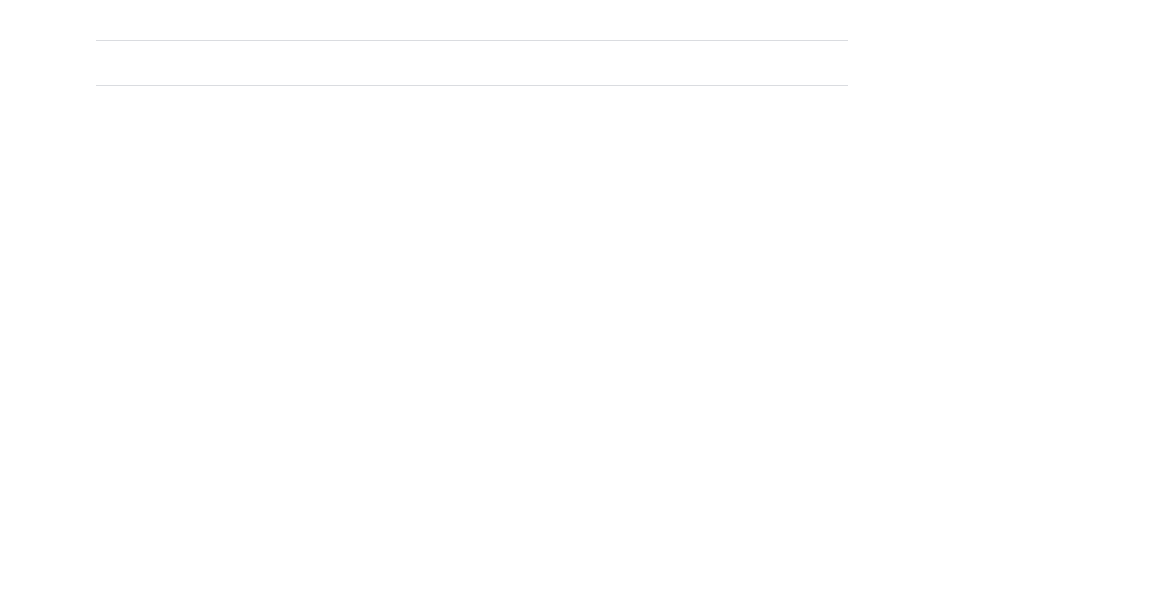
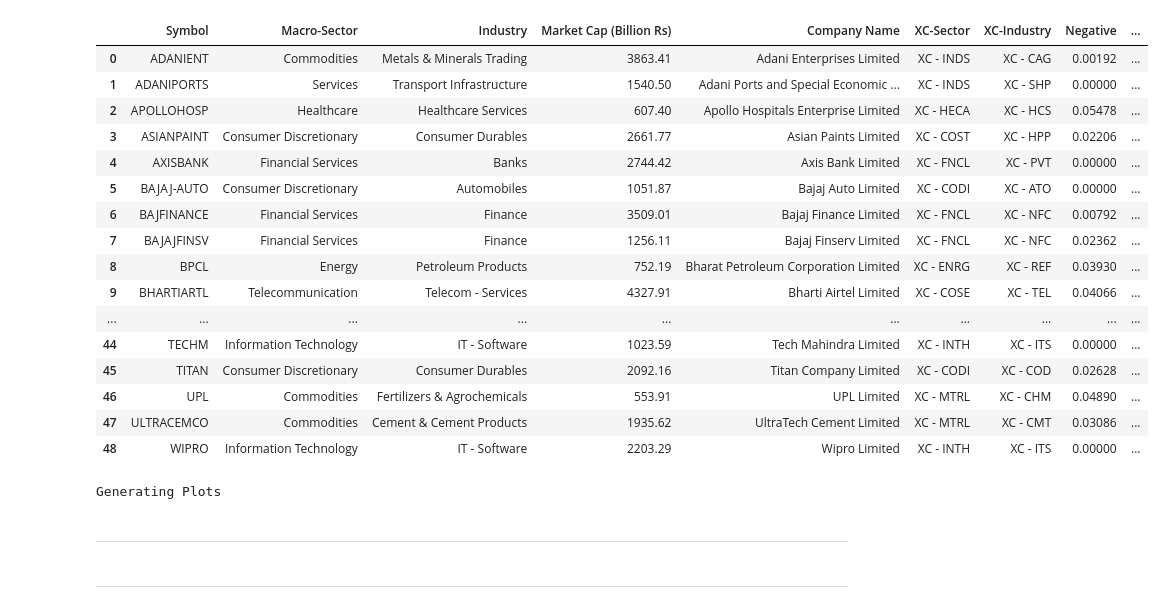
Before and after one commit to Shubxam/Nifty-500-Live-Sentiment-Analysis, a Jupyter notebook: playbook_2.ipynb, the cells around one changed output. Drawn from its saved outputs; the diff is of its cells as text; code cells hidden in the pictures; blank space fills up the shorter version.

```diff
--- a/playbook_2.ipynb
+++ b/playbook_2.ipynb
@@ -213,0 +212,3 @@ art_scores_df = pd.merge(articles_df, art_scores_df, left_index=True, right_inde
+# %%
+article_data = article_data.drop(['Unnamed: 0'], axis=1)
+ticker_metadata = ticker_metadata.drop(['Unnamed: 0'], axis=1)
@@ -213,0 +224,2 @@ art_scores_df = pd.merge(articles_df, art_scores_df, left_index=True, right_inde
+# %%
+ticker_scores = article_data.groupby('Ticker').mean().reset_index()
@@ -213,0 +246,24 @@ art_scores_df = pd.merge(articles_df, art_scores_df, left_index=True, right_inde
+# %%
+final_df = pd.merge(ticker_metadata, ticker_scores, on='Ticker', how='inner')
+# %%
+final_df.columns = ['Symbol','Macro-Sector','Industry', 'Market Cap (Billion Rs)','Company Name','XC-Sector', 'XC-Industry', 'Negative', 'Neutral', 'Positive', 'Sentiment Score']
+# %%
+final_df
+# %% [output]
+|  | Symbol | Macro-Sector | Industry | Market Cap (Billion Rs) | Company Name | XC-Sector | XC-Industry | Negative | ... |
+| 0 | ADANIENT | Commodities | Metals & Minerals Trading | 3863.41 | Adani Enterprises Limited | XC - INDS | XC - CAG | 0.00192 | ... |
+| 1 | ADANIPORTS | Services | Transport Infrastructure | 1540.50 | Adani Ports and Special Economic ... | XC - INDS | XC - SHP | 0.00000 | ... |
+| 2 | APOLLOHOSP | Healthcare | Healthcare Services | 607.40 | Apollo Hospitals Enterprise Limited | XC - HECA | XC - HCS | 0.05478 | ... |
+| 3 | ASIANPAINT | Consumer Discretionary | Consumer Durables | 2661.77 | Asian Paints Limited | XC - COST | XC - HPP | 0.02206 | ... |
+| 4 | AXISBANK | Financial Services | Banks | 2744.42 | Axis Bank Limited | XC - FNCL | XC - PVT | 0.00000 | ... |
+| 5 | BAJAJ-AUTO | Consumer Discretionary | Automobiles | 1051.87 | Bajaj Auto Limited | XC - CODI | XC - ATO | 0.00000 | ... |
+| 6 | BAJFINANCE | Financial Services | Finance | 3509.01 | Bajaj Finance Limited | XC - FNCL | XC - NFC | 0.00792 | ... |
+| 7 | BAJAJFINSV | Financial Services | Finance | 1256.11 | Bajaj Finserv Limited | XC - FNCL | XC - NFC | 0.02362 | ... |
+| 8 | BPCL | Energy | Petroleum Products | 752.19 | Bharat Petroleum Corporation Limited | XC - ENRG | XC - REF | 0.03930 | ... |
+| 9 | BHARTIARTL | Telecommunication | Telecom - Services | 4327.91 | Bharti Airtel Limited | XC - COSE | XC - TEL | 0.04066 | ... |
+| ... | ... | ... | ... | ... | ... | ... | ... | ... | ... |
+| 44 | TECHM | Information Technology | IT - Software | 1023.59 | Tech Mahindra Limited | XC - INTH | XC - ITS | 0.00000 | ... |
+| 45 | TITAN | Consumer Discretionary | Consumer Durables | 2092.16 | Titan Company Limited | XC - CODI | XC - COD | 0.02628 | ... |
+| 46 | UPL | Commodities | Fertilizers & Agrochemicals | 553.91 | UPL Limited | XC - MTRL | XC - CHM | 0.04890 | ... |
+| 47 | ULTRACEMCO | Commodities | Cement & Cement Products | 1935.62 | UltraTech Cement Limited | XC - MTRL | XC - CMT | 0.03086 | ... |
+| 48 | WIPRO | Information Technology | IT - Software | 2203.29 | Wipro Limited | XC - INTH | XC - ITS | 0.00000 | ... |
@@ -214,3 +274,15 @@ art_scores_df = pd.merge(articles_df, art_scores_df, left_index=True, right_inde
+# %%
+print('Generating Plots')
+fig = px.treemap(
+    final_df, path=[px.Constant('Nifty 500'), 'XC-Sector', 'XC-Industry', 'Symbol'], values='Market Cap (Billion Rs)', color='Sentiment Score',
+    hover_data=['Company Name', 'Negative', 'Neutral', 'Positive', 'Sentiment Score'], color_continuous_scale=['#FF0000', "#000000", '#00FF00'], color_continuous_midpoint=0
+    )
+fig.data[0].customdata = final_df[['Company Name', 'Negative', 'Neutral', 'Positive', 'Sentiment Score']]
+fig.data[0].texttemplate = "%{label}<br>%{customdata[4]}"
+fig.update_traces(textposition="middle center")
+fig.update_layout(margin = dict(t=30, l=10, r=10, b=10), font_size=20)
+# %% [output]
+Generating Plots
 # %% [markdown]
 --------------------------
 # %%
```
Also changed, not shown: parts of 38 cells of this notebook, 12 other files.
